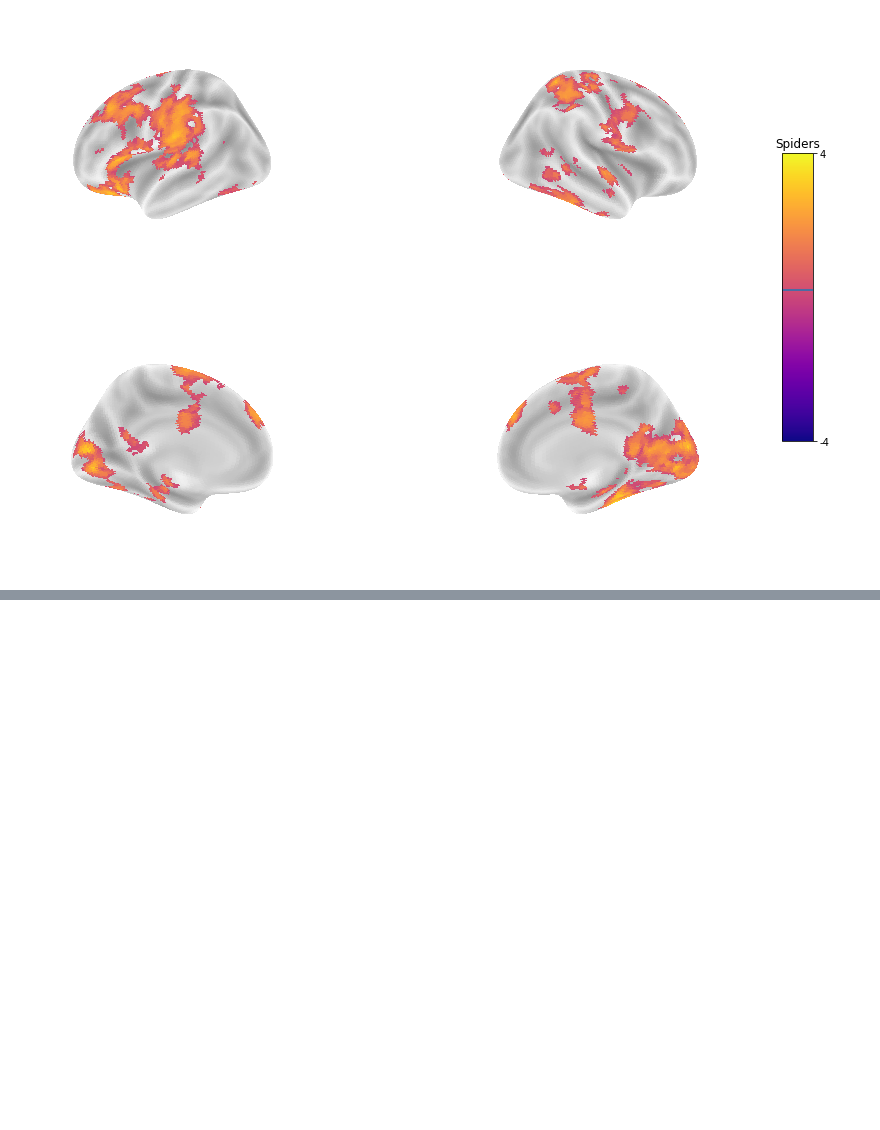
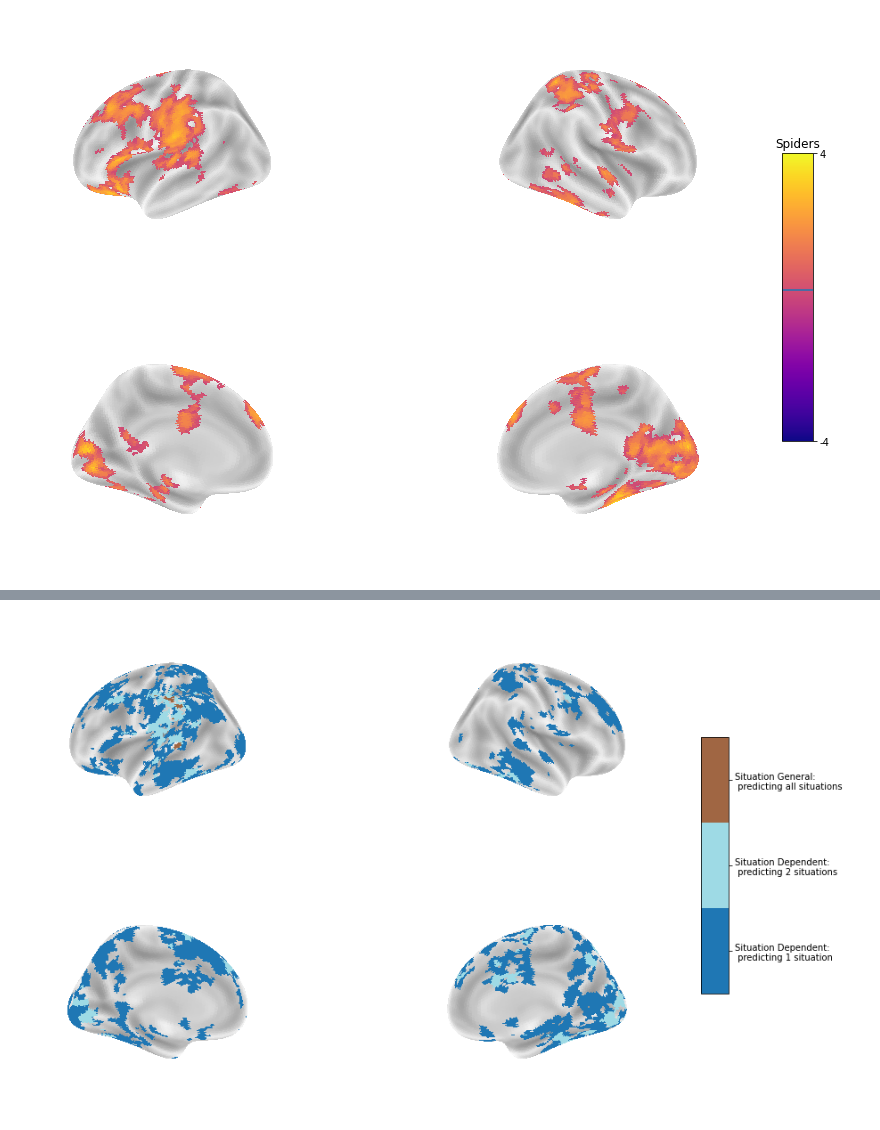
Before and after one commit to yiyuwang/AffVids_mvpa, a Jupyter notebook: SUPPLEMENTARY_11_Organize_Visualize_StimConstant.ipynb, the cells around one changed output, grey strips where cells are left out. Drawn from its saved outputs; the diff is of its cells as text; code cells hidden in the pictures; blank space fills up the shorter version.

```diff
--- a/SUPPLEMENTARY_11_Organize_Visualize_StimConstant.ipynb
+++ b/SUPPLEMENTARY_11_Organize_Visualize_StimConstant.ipynb
@@ -221,0 +226,71 @@ plt.show()
+# %%
+# plot the overlay to brain:
+One_only =  math_img('img1 == 1', img1 = overlay)
+Two_only =  math_img('img1 == 2', img1 = overlay)
+Three_only =  math_img('img1 == 3', img1 = overlay)
+
+
+texture_threshold = 0.6
+
+
+texture_right1 = surface.vol_to_surf(One_only, fsaverage.pial_right, interpolation='nearest')
+texture_left1 = surface.vol_to_surf(One_only, fsaverage.pial_left, interpolation='nearest')
+texture_right1 = np.where(texture_right1>texture_threshold, 1, 0)
+texture_left1 = np.where(texture_left1>texture_threshold, 1, 0)
+
+texture_right2 = surface.vol_to_surf(Two_only, fsaverage.pial_right, interpolation='nearest')
+texture_left2 = surface.vol_to_surf(Two_only, fsaverage.pial_left, interpolation='nearest')
+texture_right2 = np.where(texture_right2>texture_threshold, 2, 0)
+texture_left2 = np.where(texture_left2>texture_threshold, 2, 0)
+
+texture_right3 = surface.vol_to_surf(Three_only, fsaverage.pial_right, interpolation='nearest')
+texture_left3 = surface.vol_to_surf(Three_only, fsaverage.pial_left, interpolation='nearest')
+texture_right3 = np.where(texture_right3>texture_threshold, 3, 0)
+texture_left3 = np.where(texture_left3>texture_threshold, 3, 0)
+
+
+
+sum_texture_right = texture_right3 + texture_right2 + texture_right1
+sum_texture_left = texture_left3 + texture_left2 + texture_left1
+
+vmin =0.01
+# plot the results:
+fig, ax = plt.subplots(nrows=2, ncols=2, sharex=True, sharey=True, figsize=(14,10), subplot_kw={'projection': '3d'})
+cbar_ax = fig.add_axes([.91, .3, .03, .4])
+
+plotting.plot_surf(fsaverage.infl_left, sum_texture_left,view='lateral', hemi='left',
+                            colorbar=False, cmap=my_cmap_three_fig3, threshold=vmin, vmin=-3, vmax =3,avg_method='median',cbar_vmin=0, cbar_vmax=3,
+                            bg_map=fsaverage.sulc_left,axes=ax[0,0], darkness = 0.5, inflate=True)
+
+
+plotting.plot_surf(fsaverage.infl_right, sum_texture_right,view='lateral', hemi='right',
+                            colorbar=False, cmap=my_cmap_three_fig3, threshold=vmin,vmin=-3,vmax =3,avg_method='median',cbar_vmin=0, cbar_vmax=3,
+                            bg_map=fsaverage.sulc_right, axes=ax[0,1], darkness = 0.5, inflate=True)
+
+
+plotting.plot_surf(fsaverage.infl_left, sum_texture_left,view='medial', hemi='left',
+                            colorbar=False, cmap=my_cmap_three_fig3, threshold=vmin,vmin=-3,vmax = 3,avg_method='median',cbar_vmin=0, cbar_vmax=3,
+                            bg_map=fsaverage.sulc_left,axes=ax[1,0], darkness = 0.5, inflate=True)
+
+plotting.plot_surf(fsaverage.infl_right, sum_texture_right,view='medial', hemi='right',
+                            colorbar=False, cmap=my_cmap_three_fig3, threshold=vmin, vmin=-3,vmax =3,cbar_vmin=0, cbar_vmax=3,
+                           avg_method='median',
+                            bg_map=fsaverage.sulc_right,axes=ax[1,1], darkness = 0.5, inflate=True)
+
+
+cmap = matplotlib.colors.ListedColormap(my_color_three_fig3)
+norm = matplotlib.colors.Normalize(vmin=0, vmax=3)
+cbar = matplotlib.colorbar.ColorbarBase(
+    cbar_ax,
+    ticks=[0.5, 1.5, 2.5],
+    norm=norm,
+    orientation="vertical",
+    cmap=cmap,
+    spacing="proportional",
+)
+# cbar_ax.set_yticklabels(["Situation Dependent", "Situation Dependent", "Situation General"])
+cbar_ax.set_yticklabels(["Situation Dependent: \n predicting 1 situation", "Situation Dependent: \n predicting 2 situations", "Situation General: \n predicting all situations"])
+
+plt.show()
+# %% [output]
+[figure, added]
```
Also changed, not shown: parts of 10 cells of this notebook, 9 other files.
